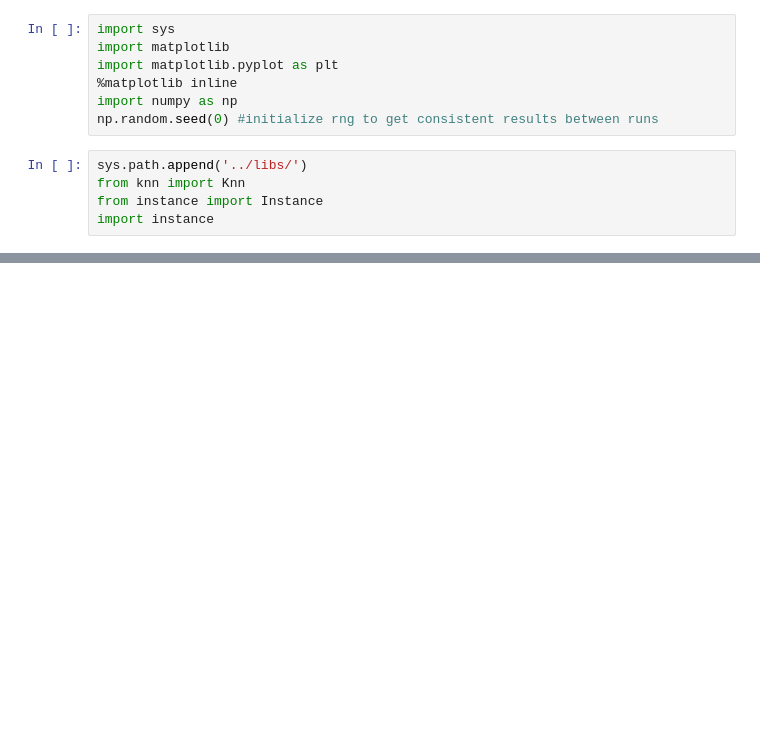
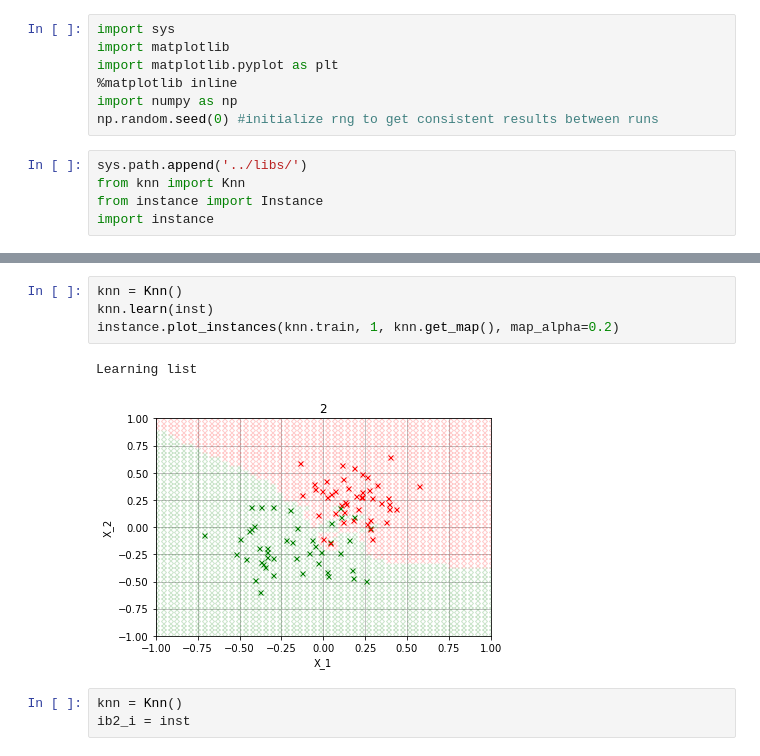
Before and after one commit to honza-klu/ml-lectures, a Jupyter notebook: examples/knn_example.ipynb, the cells around one changed output, grey strips where cells are left out. Drawn from its saved outputs; the diff is of its cells as text; blank space fills up the shorter version.

```diff
--- a/examples/knn_example.ipynb
+++ b/examples/knn_example.ipynb
@@ -44,0 +34,10 @@ class Instance(builtins.object)
+# %%
+knn = Knn()
+knn.learn(inst)
+instance.plot_instances(knn.train, 1, knn.get_map(), map_alpha=0.2)
+# %% [output]
+Learning list
+[figure, added]
+# %%
+knn = Knn()
+ib2_i = inst
```
Also changed, not shown: parts of 8 cells of this notebook, 2 other files.
